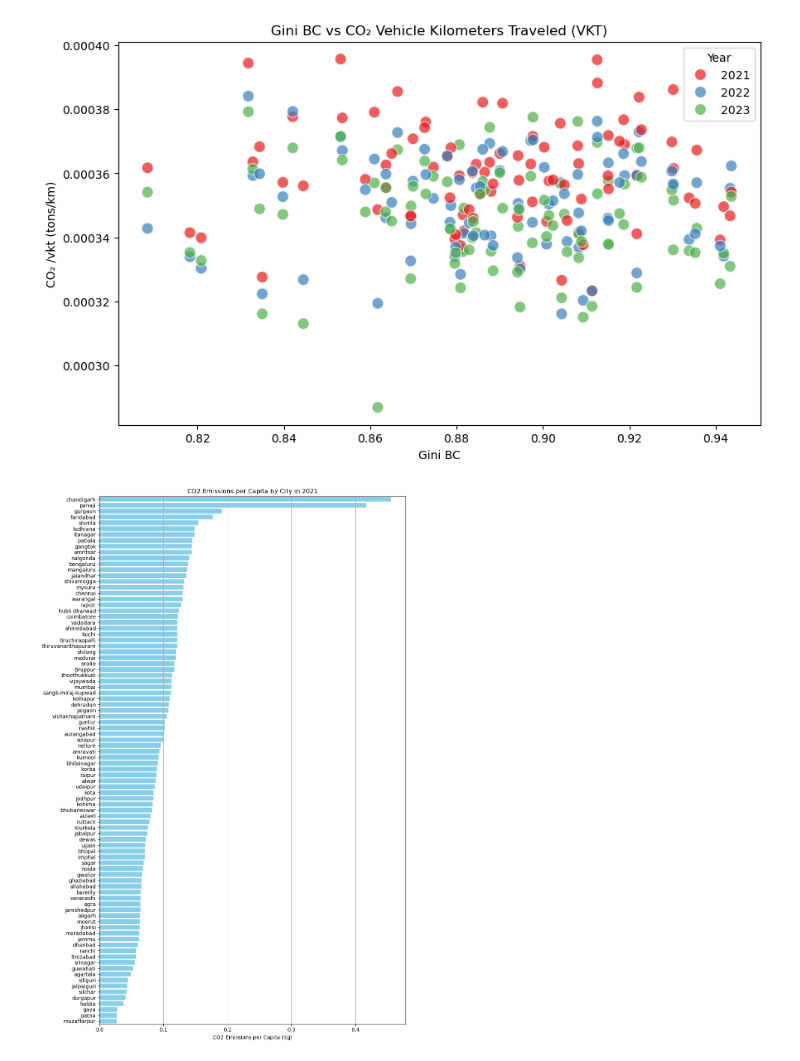
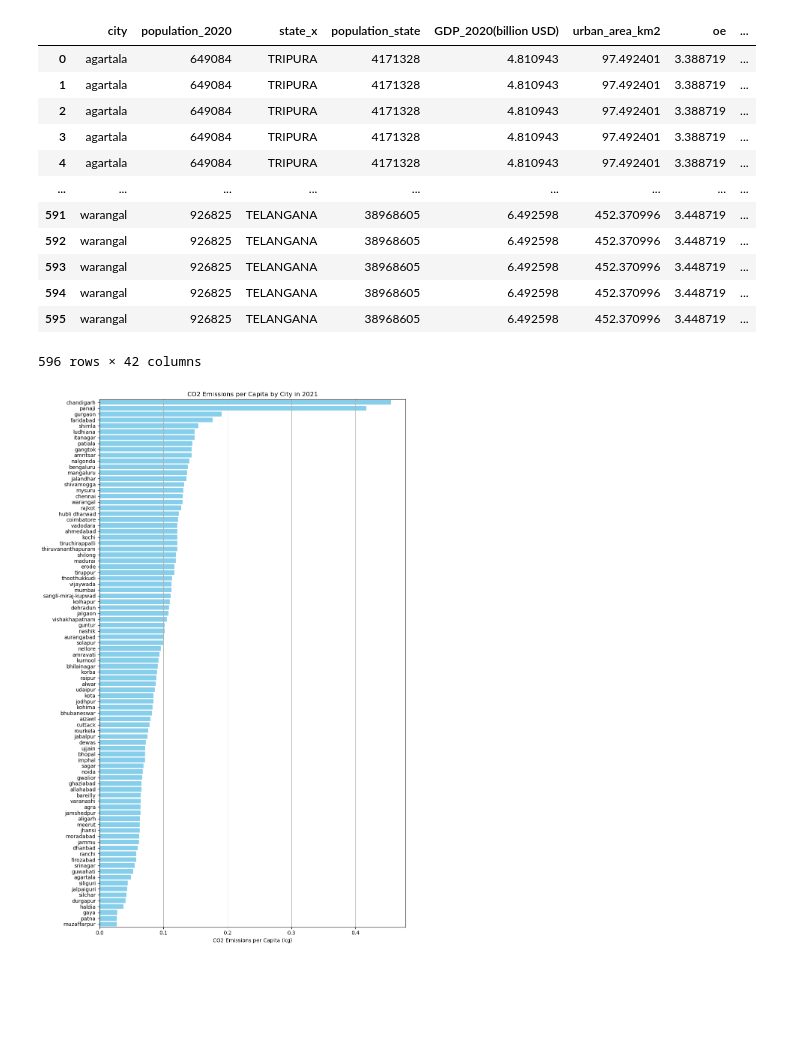
Before and after one commit to rohithteja/cities, a Jupyter notebook: test copy.ipynb, the cells around one changed output. Saved outputs shown, nothing was run; the diff lists cells and outputs as text; code cells hidden in the pictures; blank space fills up the shorter version.

```diff
--- a/test copy.ipynb
+++ b/test copy.ipynb
@@ -26,17 +1,27 @@ df = pd.merge(df, df1, on=['city', 'year'], how='left')
-# %%
-# co2_vkt vs gini bc
-import matplotlib.pyplot as plt
-import seaborn as sns
-
-plt.figure(figsize=(10, 6))
-sns.scatterplot(data=df, x='gini_bc', y='co2_vkt', hue='year', s=100, alpha=0.7, palette='Set1')
-plt.xlabel('Gini BC')
-plt.ylabel('CO₂ /vkt (tons/km)')
-plt.title('Gini BC vs CO₂ Vehicle Kilometers Traveled (VKT)')
-plt.legend(title='Year')
-plt.show()
-# %% [output]
-[figure, removed]
+# %%
+import pandas as pd
+import geopandas as gpd
+
+df1 = pd.read_csv(f'data/data_final/df_static.csv')
+df2 = pd.read_csv(f'data/data_final/df_dynamic.csv')
+df = pd.merge(df1, df2, on='city', how='right')
+df['co2_pc'] = df['co2'] / df['population_2020']
+# %%
+df
+# %% [output]
+|  | city | population_2020 | state_x | population_state | GDP_2020(billion USD) | urban_area_km2 | oe | ... |
+| 0 | agartala | 649084 | TRIPURA | 4171328 | 4.810943 | 97.492401 | 3.388719 | ... |
+| 1 | agartala | 649084 | TRIPURA | 4171328 | 4.810943 | 97.492401 | 3.388719 | ... |
+| 2 | agartala | 649084 | TRIPURA | 4171328 | 4.810943 | 97.492401 | 3.388719 | ... |
+| 3 | agartala | 649084 | TRIPURA | 4171328 | 4.810943 | 97.492401 | 3.388719 | ... |
+| 4 | agartala | 649084 | TRIPURA | 4171328 | 4.810943 | 97.492401 | 3.388719 | ... |
+| ... | ... | ... | ... | ... | ... | ... | ... | ... |
+| 591 | warangal | 926825 | TELANGANA | 38968605 | 6.492598 | 452.370996 | 3.448719 | ... |
+| 592 | warangal | 926825 | TELANGANA | 38968605 | 6.492598 | 452.370996 | 3.448719 | ... |
+| 593 | warangal | 926825 | TELANGANA | 38968605 | 6.492598 | 452.370996 | 3.448719 | ... |
+| 594 | warangal | 926825 | TELANGANA | 38968605 | 6.492598 | 452.370996 | 3.448719 | ... |
+| 595 | warangal | 926825 | TELANGANA | 38968605 | 6.492598 | 452.370996 | 3.448719 | ... |
+596 rows × 42 columns
 # %%
 city_latlon = {
     "kohima": (25.6747, 94.1100),
```
Also changed, not shown: parts of 3 cells of this notebook, 5 other files.
